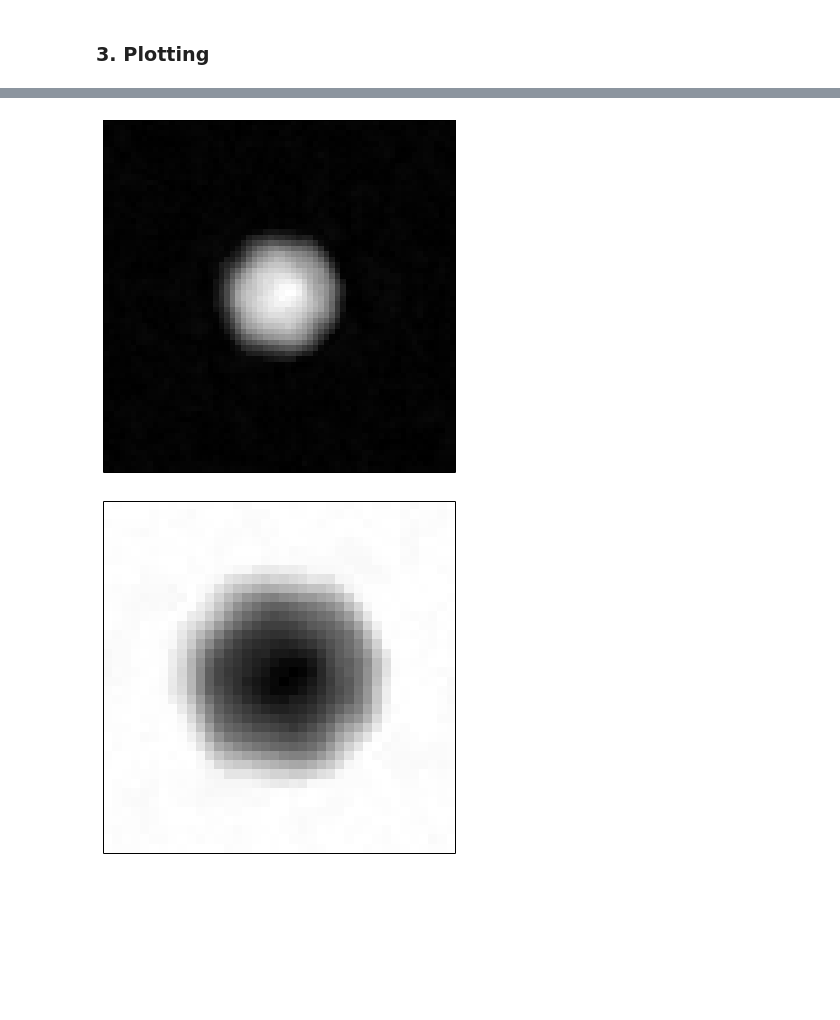
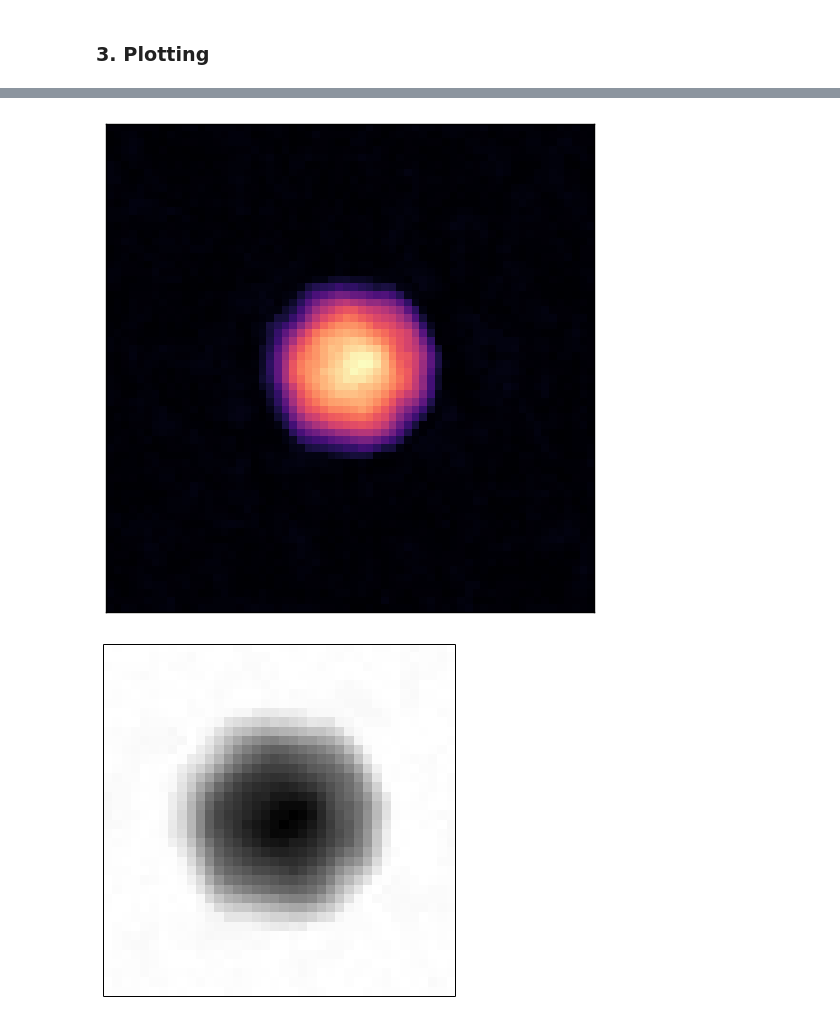
Before and after one commit to cnettel/cxic9714-analysis, a Jupyter notebook: ipynb/fig_11_phasing.ipynb, the cells around one changed output, grey strips where cells are left out. Saved outputs shown, nothing was run; the diff lists cells and outputs as text; code cells hidden in the pictures; blank space fills up the shorter version.

```diff
--- a/ipynb/fig_11_phasing.ipynb
+++ b/ipynb/fig_11_phasing.ipynb
@@ -108,15 +109,15 @@ The PRTF drops below 1/e at a resolution of 13.45 nm
 # %%
 plot = plotting.Plot(fontsize=8, axes_visible=False, save_png=True)
 plot.title_label = ['']
 plot.xlabel = ['']
 plot.ylabel = ['']
-plot.plotting_a_map(0, np.abs(recons[0][32:-32,32:-32]), cmap='gray')
+plot.plotting_a_map(0, np.abs(recons[0][32:-32,32:-32]), cmap='magma')
 #plot.plotting_a_rectangle(0, 100, 118, 40./(1e9*dx), 2, facecolor='w', edgecolor='w')
 #plot.axes[0].text(100+20./(1e9*dx), 116, '40 nm', ha='center', va='bottom', fontsize=12, color='w')
 #plot.save('../plots/phasing_recons.png')
 plot.show()
 # %% [output]
-[figure, old version]
+[figure, new version]
 # %%
 plot = plotting.Plot(fontsize=8, axes_visible=False, save_png=True)
 plot.title_label = ['']
```
Also changed, not shown: parts of 1 cell of this notebook, 4 other files.
